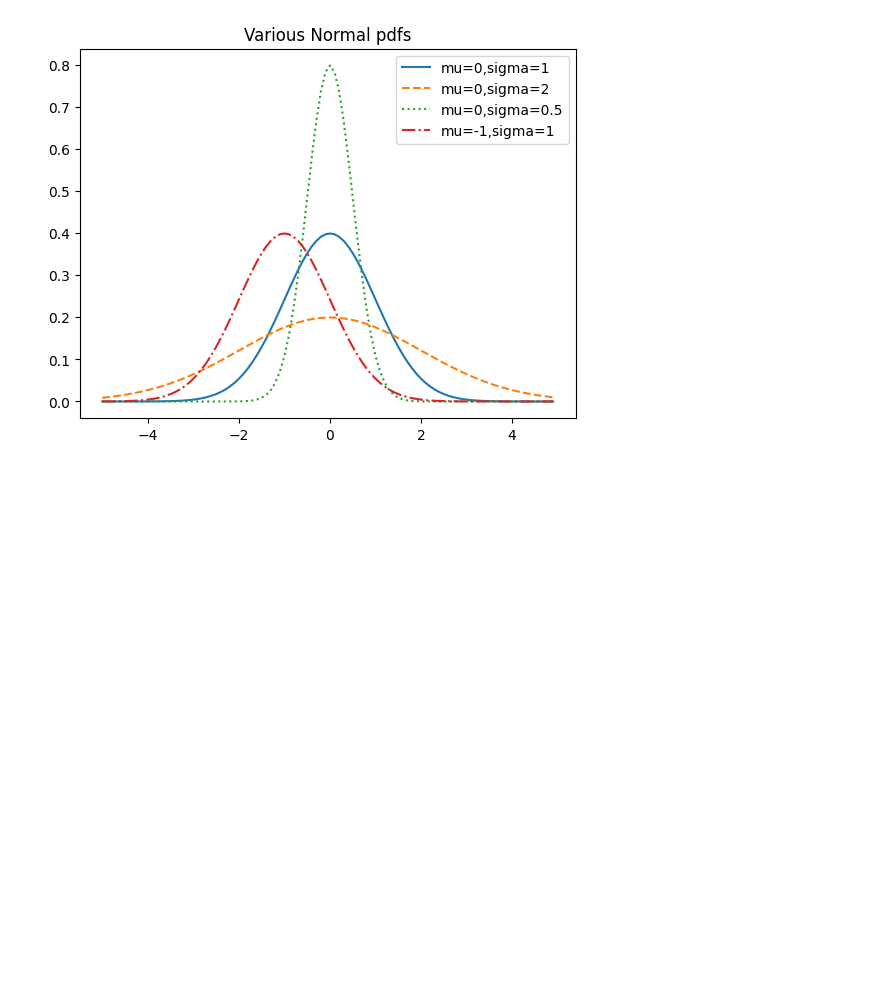
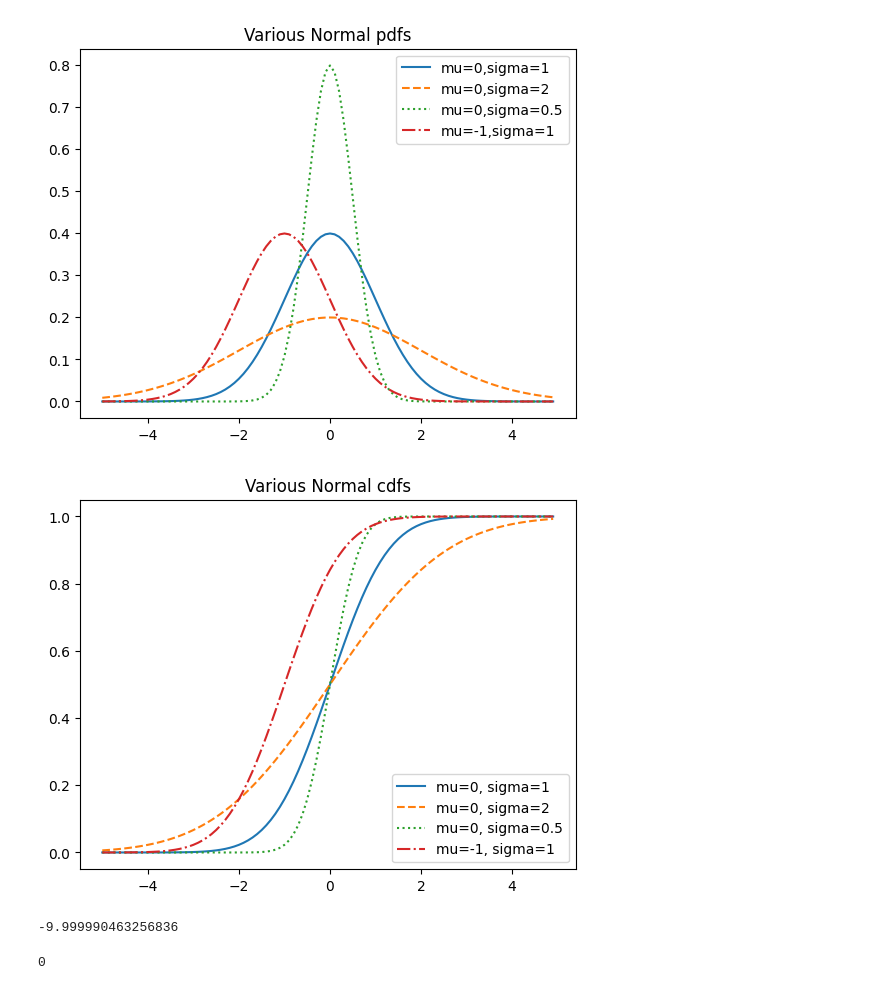
Before and after one commit to loandev-py/ciencia_de_datos_desde_cero, a Jupyter notebook: ciencia_de_datos_desde_cero.ipynb, the cells around one changed output. Drawn from its saved outputs; the diff is of its cells as text; code cells hidden in the pictures; blank space fills up the shorter version.

```diff
--- a/ciencia_de_datos_desde_cero.ipynb
+++ b/ciencia_de_datos_desde_cero.ipynb
@@ -1990,3 +1990,50 @@ plt.title("Various Normal pdfs")
 plt.show()
 # %% [output]
 [figure]
+# %%
+def normal_cdf(x: float, mu: float = 0, sigma: float = 1) -> float:
+    return (1 + math.erf((x - mu) / math.sqrt(2) / sigma)) / 2
+
+xs=[x/10.0 for x in range(-50, 50)]
+plt.plot(xs, [normal_cdf(x, sigma=1) for x in xs], '-', label='mu=0, sigma=1')
+plt.plot(xs, [normal_cdf(x, sigma=2) for x in xs], '--', label='mu=0, sigma=2')
+plt.plot(xs, [normal_cdf(x, sigma=0.5) for x in xs], ':', label='mu=0, sigma=0.5')
+plt.plot(xs, [normal_cdf(x, mu=-1) for x in xs], '-.', label='mu=-1, sigma=1')
+plt.legend(loc = 4)
+plt.title("Various Normal cdfs")
+plt.show()
+# %% [output]
+[figure, added]
+# %%
+def inverse_normal_cdf(p:float =0, mu: float=0, sigma: float=1, tolerance: float = 0.00001) -> float:
+    """find approximate inverse using binary search"""
+    # si no es estandar, calcula estandar y redimensiona
+    if mu != 0 or sigma != 1:
+        return mu + sigma * inverse_normal_cdf(p, tolerance=tolerance)
+    low_z = -10.0
+    hi_z = 10.0
+    while hi_z - low_z > tolerance:
+        mid_z = (low_z + hi_z)/2
+        mid_p = normal_cdf(mid_z)
+        if mid_p < p:
+            low_z = mid_z
+        else:
+            hi_z = mid_z
+    return mid_z
+
+inverse_normal_cdf()
+# %% [output]
+-9.999990463256836
+# %%
+def bernolli_trial(p: float) -> int:
+    """return 1 whot probability p and 0 with probability 1-p"""
+    return 1 if random.random() < p else 0
+
+def binomial(n: int, p: float) -> int:
+    """returns the sim of n bernilli(p) trials"""
+    return sum(bernolli_trial(p) for _ in range(n))
+
+bernolli_trial(0),
+binomial(1,0)
+# %% [output]
+0
```
Also changed, not shown: parts of 2 cells of this notebook.
